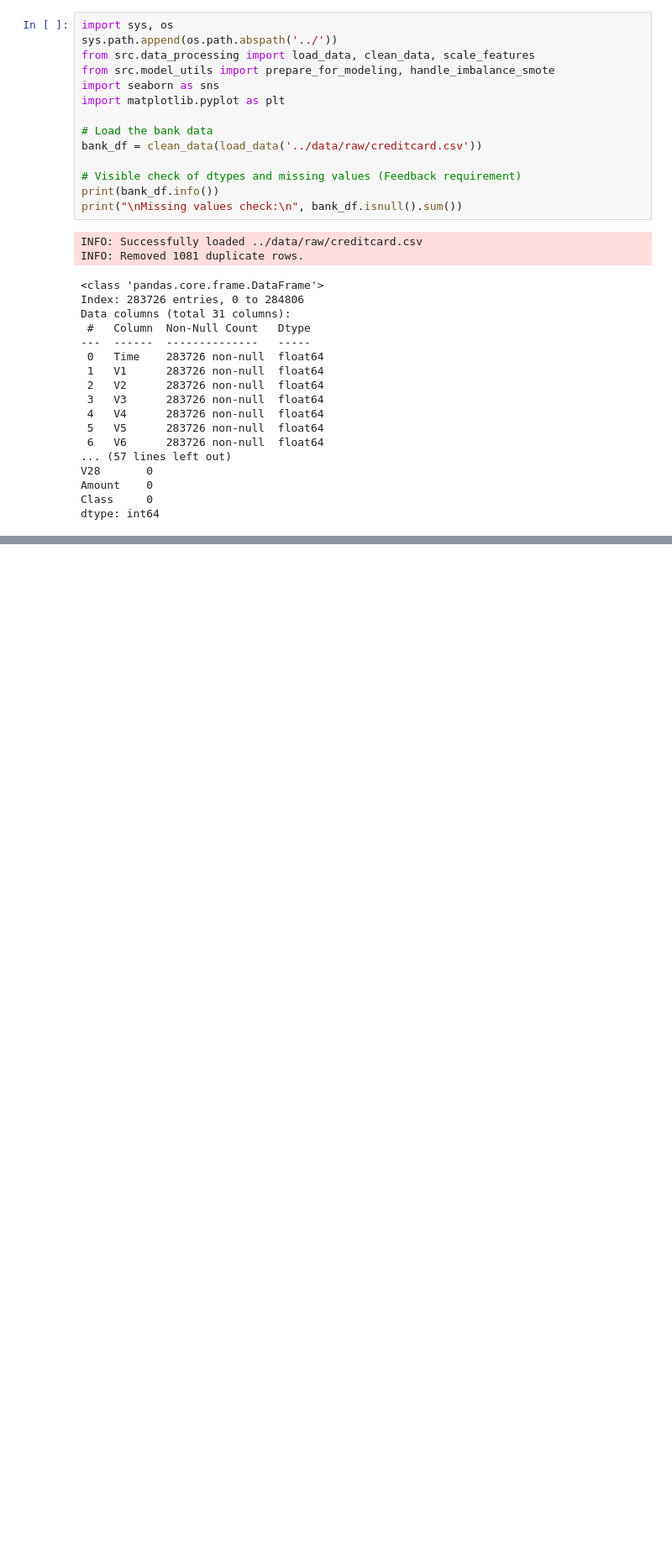
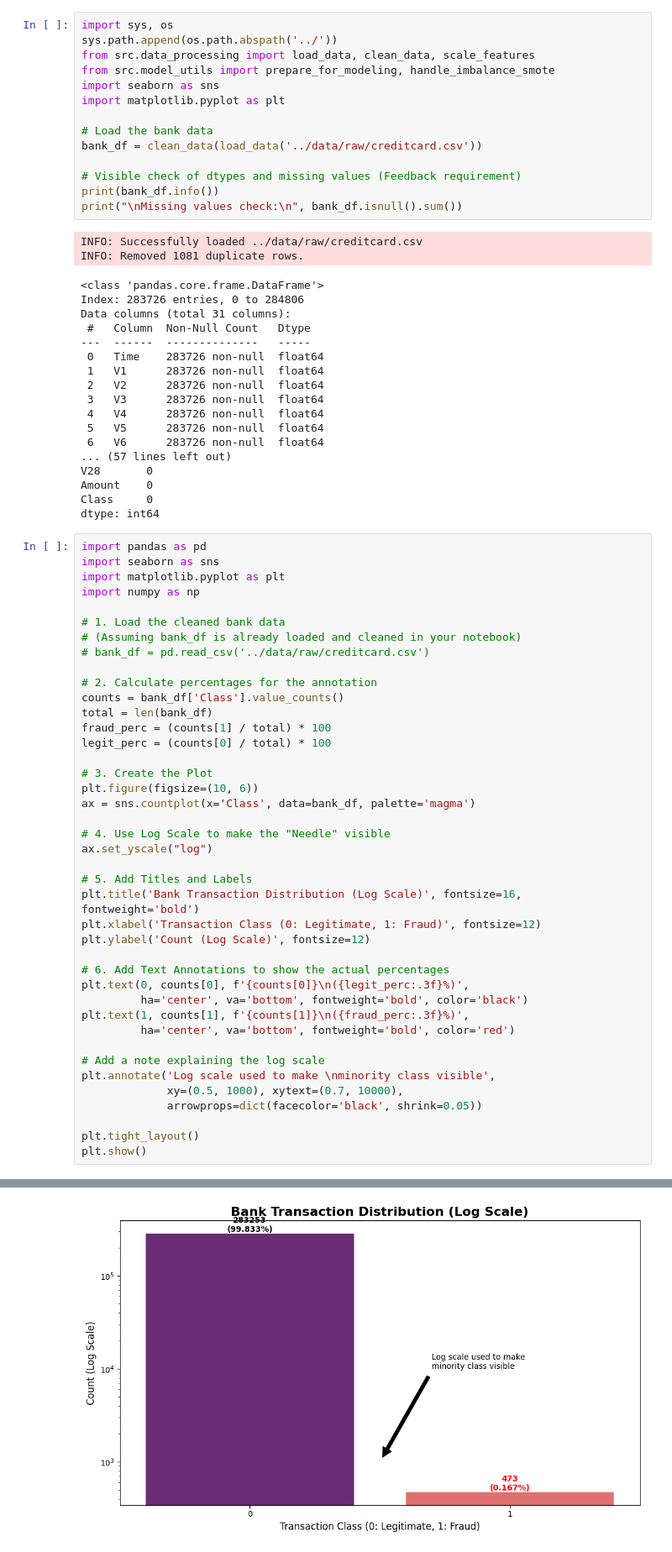
Before and after one commit to Maireg789/adey-fraud-detection, a Jupyter notebook: notebooks/eda-creditcard.ipynb, the cells around one changed output, grey strips where cells are left out. Shown: that part at 84% size. Saved outputs shown, nothing was run; the diff lists cells and outputs as text; blank space fills up the shorter version.

```diff
--- a/notebooks/eda-creditcard.ipynb
+++ b/notebooks/eda-creditcard.ipynb
@@ -100,3 +106,45 @@ V28       0
 Amount    0
 Class     0
 dtype: int64
+# %%
+import pandas as pd
+import seaborn as sns
+import matplotlib.pyplot as plt
+import numpy as np
+
+# 1. Load the cleaned bank data
+# (Assuming bank_df is already loaded and cleaned in your notebook)
+# bank_df = pd.read_csv('../data/raw/creditcard.csv')
+
+# 2. Calculate percentages for the annotation
+counts = bank_df['Class'].value_counts()
+total = len(bank_df)
+fraud_perc = (counts[1] / total) * 100
+legit_perc = (counts[0] / total) * 100
+
+# 3. Create the Plot
+plt.figure(figsize=(10, 6))
+ax = sns.countplot(x='Class', data=bank_df, palette='magma')
+
+# 4. Use Log Scale to make the "Needle" visible
+ax.set_yscale("log")
+
+# 5. Add Titles and Labels
+plt.title('Bank Transaction Distribution (Log Scale)', fontsize=16, fontweight='bold')
+plt.xlabel('Transaction Class (0: Legitimate, 1: Fraud)', fontsize=12)
+plt.ylabel('Count (Log Scale)', fontsize=12)
+
+# 6. Add Text Annotations to show the actual percentages
+plt.text(0, counts[0], f'{counts[0]}\n({legit_perc:.3f}%)',
+         ha='center', va='bottom', fontweight='bold', color='black')
+plt.text(1, counts[1], f'{counts[1]}\n({fraud_perc:.3f}%)',
+         ha='center', va='bottom', fontweight='bold', color='red')
+
+# Add a note explaining the log scale
+plt.annotate('Log scale used to make \nminority class visible',
+             xy=(0.5, 1000), xytext=(0.7, 10000),
+             arrowprops=dict(facecolor='black', shrink=0.05))
+
+plt.tight_layout()
+plt.show()
+# %% [output]
@@ -102,0 +157 @@ dtype: int64
+[figure, added]
```
Also changed, not shown: parts of 5 cells of this notebook, 5 other files.
